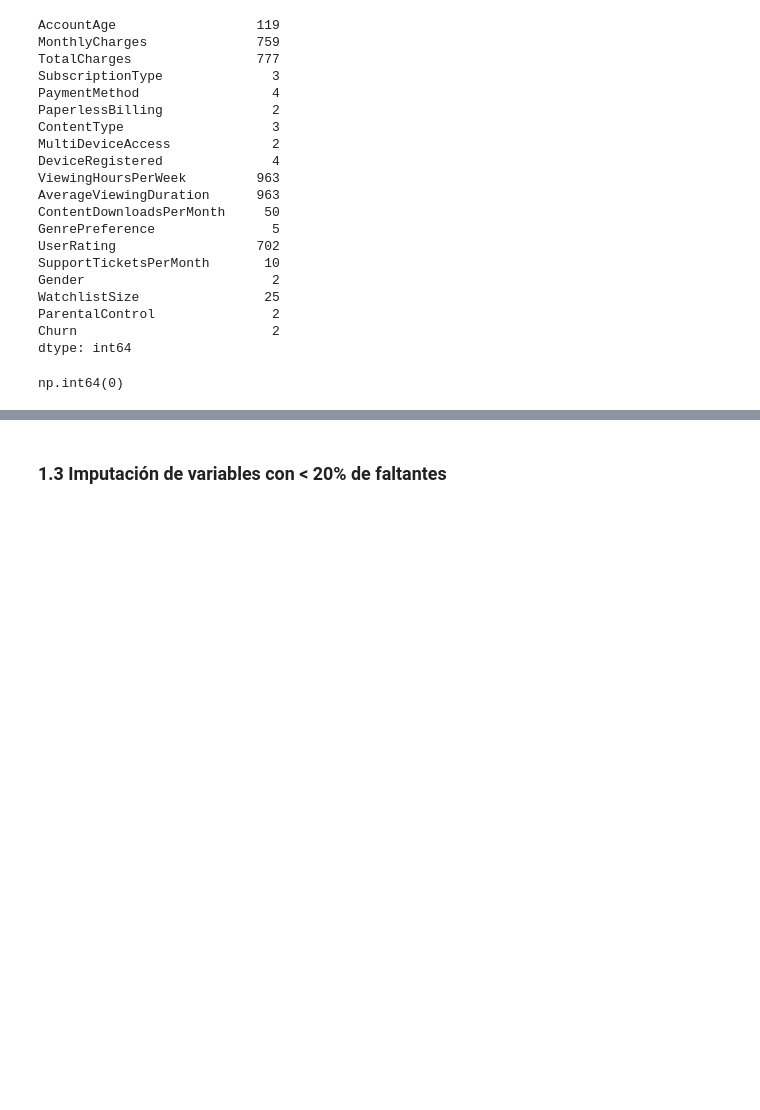
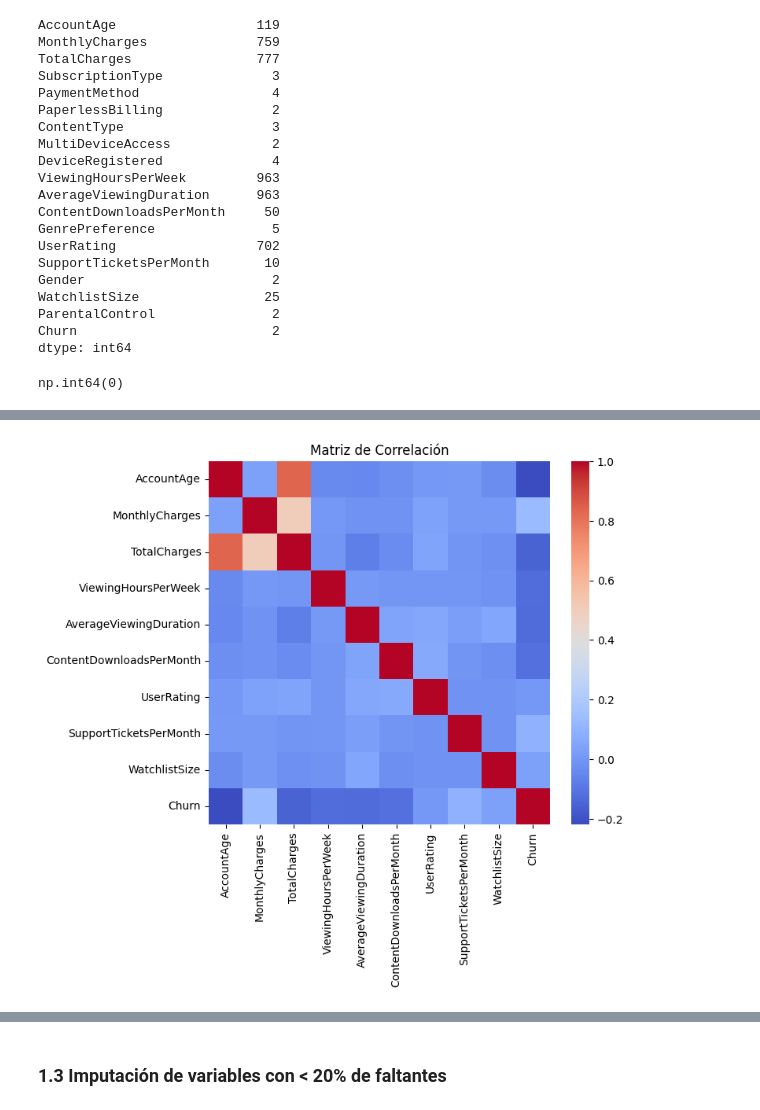
Before and after one commit to Rdorta08/ML_PowerBI, a Jupyter notebook: notebooks/01_Data_Cleaning.ipynb, the cells around one changed output, grey strips where cells are left out. Drawn from its saved outputs; the diff is of its cells as text; code cells hidden in the pictures; blank space fills up the shorter version.

```diff
--- a/notebooks/01_Data_Cleaning.ipynb
+++ b/notebooks/01_Data_Cleaning.ipynb
@@ -214,0 +252,9 @@ np.int64(0)
+# %%
+#Matriz de correlación entre variables numéricas
+plt.figure(figsize=(7,6))
+corr = df[num_cols].corr()
+sns.heatmap(corr, cmap='coolwarm', annot=False)
+plt.title("Matriz de Correlación")
+plt.show()
+# %% [output]
+[figure, added]
```
Also changed, not shown: parts of 7 cells of this notebook, 1 other file.
